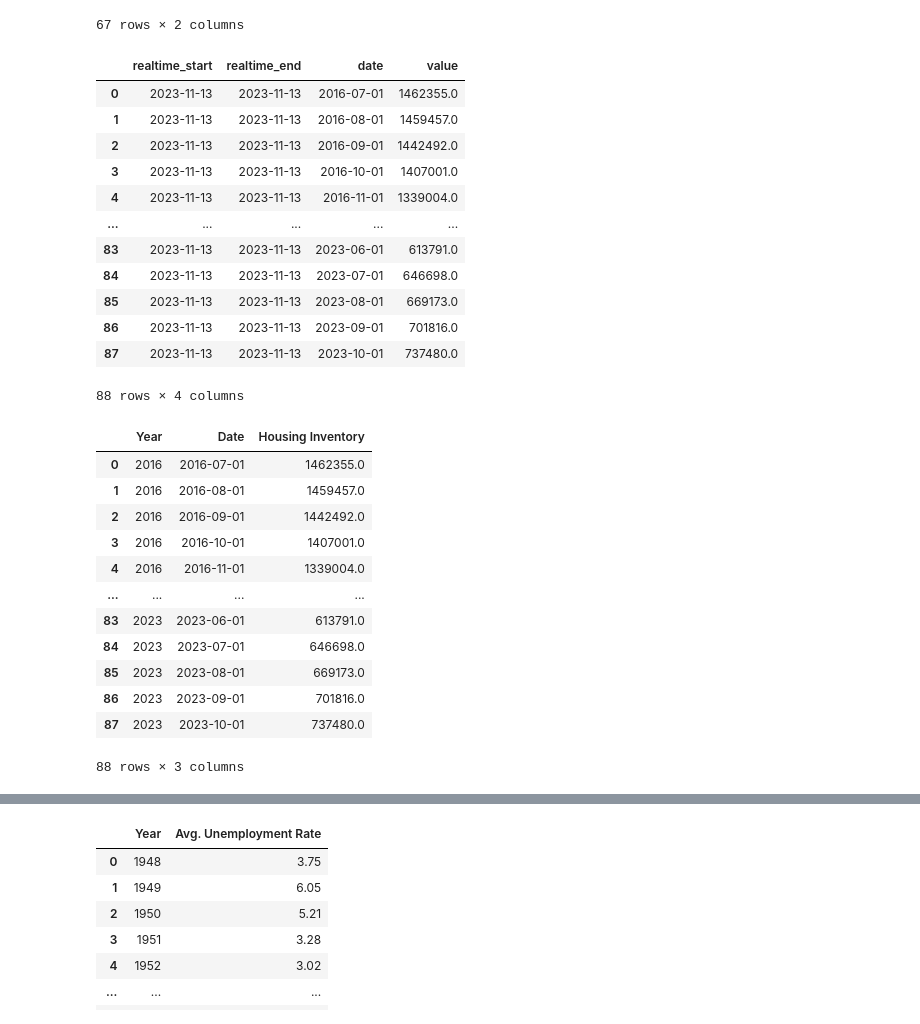
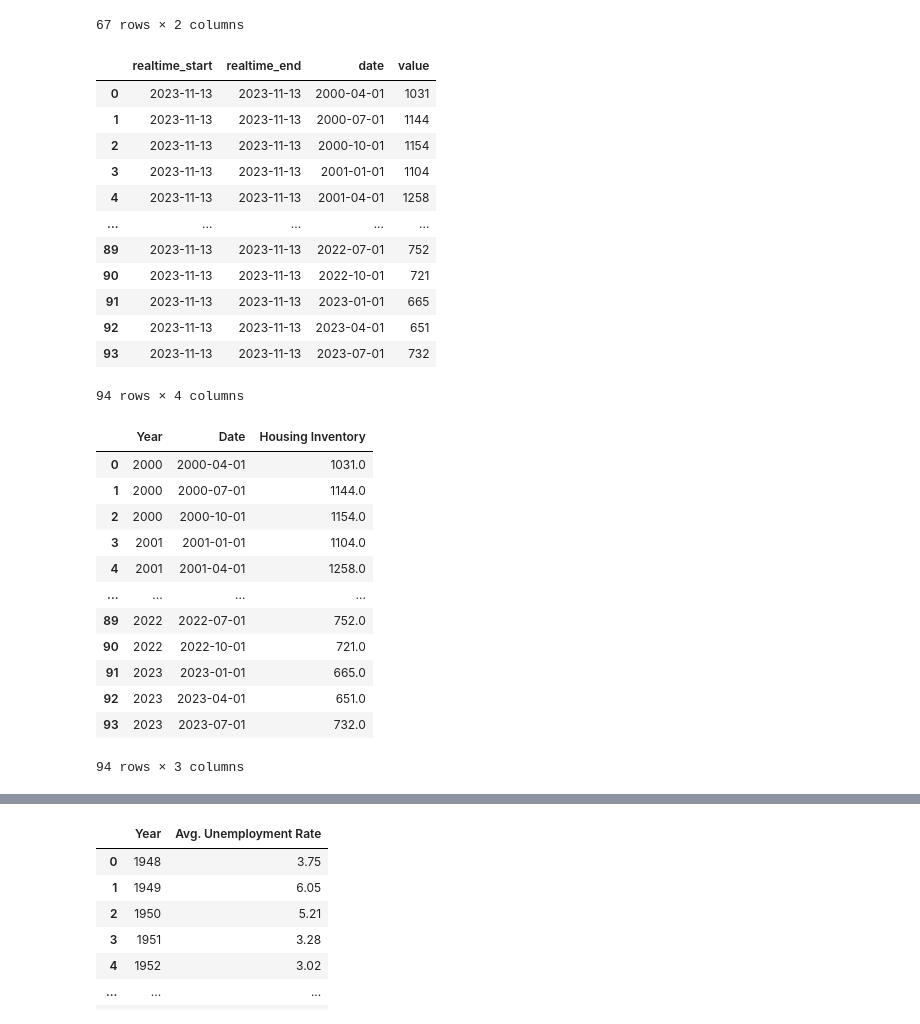
Before and after one commit to njlanger/Project1_Grp3, a Jupyter notebook: input_data/raw_fred_data.ipynb, the cells around one changed output, grey strips where cells are left out. Cells and saved outputs as stored; diff of their text form; code cells hidden in the pictures.

Commit message:
Update data source

```diff
--- a/input_data/raw_fred_data.ipynb
+++ b/input_data/raw_fred_data.ipynb
@@ -413,40 +413,40 @@ average_cpi_df
 | 66 | 2023 | 307.08 |
 67 rows × 2 columns
 # %%
-# Data source: Realtor.com, Housing Inventory: Active Listing Count in the United States [ACTLISCOUUS], retrieved from FRED, Federal Reserve Bank of St. Louis; https://fred.stlouisfed.org/series/ACTLISCOUUS, November 13, 2023.
-housing_inv_df = fred.get_series_df("ACTLISCOUUS")
+# U.S. Census Bureau, Housing Inventory Estimate: Vacant Housing Units for Sale in the United States [ESALEUSQ176N], retrieved from FRED, Federal Reserve Bank of St. Louis; https://fred.stlouisfed.org/series/ESALEUSQ176N, November 13, 2023.
+housing_inv_df = fred.get_series_df("ESALEUSQ176N")
 housing_inv_df
 # %% [output]
 |  | realtime_start | realtime_end | date | value |
-| 0 | 2023-11-13 | 2023-11-13 | 2016-07-01 | 1462355.0 |
-| 1 | 2023-11-13 | 2023-11-13 | 2016-08-01 | 1459457.0 |
-| 2 | 2023-11-13 | 2023-11-13 | 2016-09-01 | 1442492.0 |
-| 3 | 2023-11-13 | 2023-11-13 | 2016-10-01 | 1407001.0 |
-| 4 | 2023-11-13 | 2023-11-13 | 2016-11-01 | 1339004.0 |
+| 0 | 2023-11-13 | 2023-11-13 | 2000-04-01 | 1031 |
+| 1 | 2023-11-13 | 2023-11-13 | 2000-07-01 | 1144 |
+| 2 | 2023-11-13 | 2023-11-13 | 2000-10-01 | 1154 |
+| 3 | 2023-11-13 | 2023-11-13 | 2001-01-01 | 1104 |
+| 4 | 2023-11-13 | 2023-11-13 | 2001-04-01 | 1258 |
 | ... | ... | ... | ... | ... |
-| 83 | 2023-11-13 | 2023-11-13 | 2023-06-01 | 613791.0 |
-| 84 | 2023-11-13 | 2023-11-13 | 2023-07-01 | 646698.0 |
-| 85 | 2023-11-13 | 2023-11-13 | 2023-08-01 | 669173.0 |
-| 86 | 2023-11-13 | 2023-11-13 | 2023-09-01 | 701816.0 |
-| 87 | 2023-11-13 | 2023-11-13 | 2023-10-01 | 737480.0 |
+| 89 | 2023-11-13 | 2023-11-13 | 2022-07-01 | 752 |
+| 90 | 2023-11-13 | 2023-11-13 | 2022-10-01 | 721 |
+| 91 | 2023-11-13 | 2023-11-13 | 2023-01-01 | 665 |
+| 92 | 2023-11-13 | 2023-11-13 | 2023-04-01 | 651 |
+| 93 | 2023-11-13 | 2023-11-13 | 2023-07-01 | 732 |
-88 rows × 4 columns
+94 rows × 4 columns
 # %%
 housing_inv_df1 = reformat_fred_df(housing_inv_df, "Housing Inventory")
 housing_inv_df1
 # %% [output]
 |  | Year | Date | Housing Inventory |
-| 0 | 2016 | 2016-07-01 | 1462355.0 |
-| 1 | 2016 | 2016-08-01 | 1459457.0 |
-| 2 | 2016 | 2016-09-01 | 1442492.0 |
-| 3 | 2016 | 2016-10-01 | 1407001.0 |
-| 4 | 2016 | 2016-11-01 | 1339004.0 |
+| 0 | 2000 | 2000-04-01 | 1031.0 |
+| 1 | 2000 | 2000-07-01 | 1144.0 |
+| 2 | 2000 | 2000-10-01 | 1154.0 |
+| 3 | 2001 | 2001-01-01 | 1104.0 |
+| 4 | 2001 | 2001-04-01 | 1258.0 |
 | ... | ... | ... | ... |
-| 83 | 2023 | 2023-06-01 | 613791.0 |
-| 84 | 2023 | 2023-07-01 | 646698.0 |
-| 85 | 2023 | 2023-08-01 | 669173.0 |
-| 86 | 2023 | 2023-09-01 | 701816.0 |
-| 87 | 2023 | 2023-10-01 | 737480.0 |
+| 89 | 2022 | 2022-07-01 | 752.0 |
+| 90 | 2022 | 2022-10-01 | 721.0 |
+| 91 | 2023 | 2023-01-01 | 665.0 |
+| 92 | 2023 | 2023-04-01 | 651.0 |
+| 93 | 2023 | 2023-07-01 | 732.0 |
-88 rows × 3 columns
+94 rows × 3 columns
 # %%
 average_house_inv = average_values_by_year_df(housing_inv_df1)
 average_house_inv
```
Also changed, not shown: parts of 2 cells of this notebook, 1 other file.
